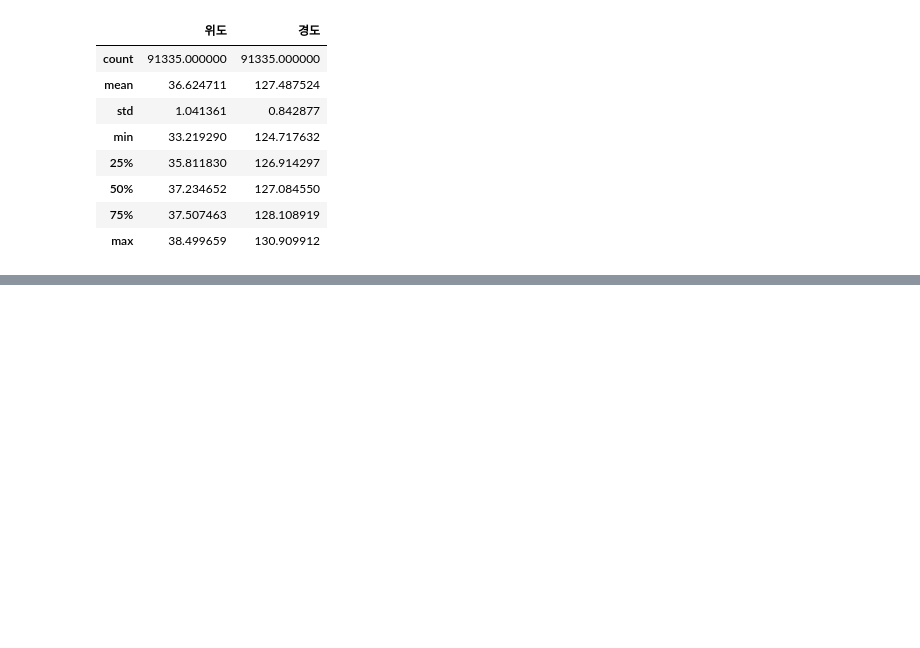
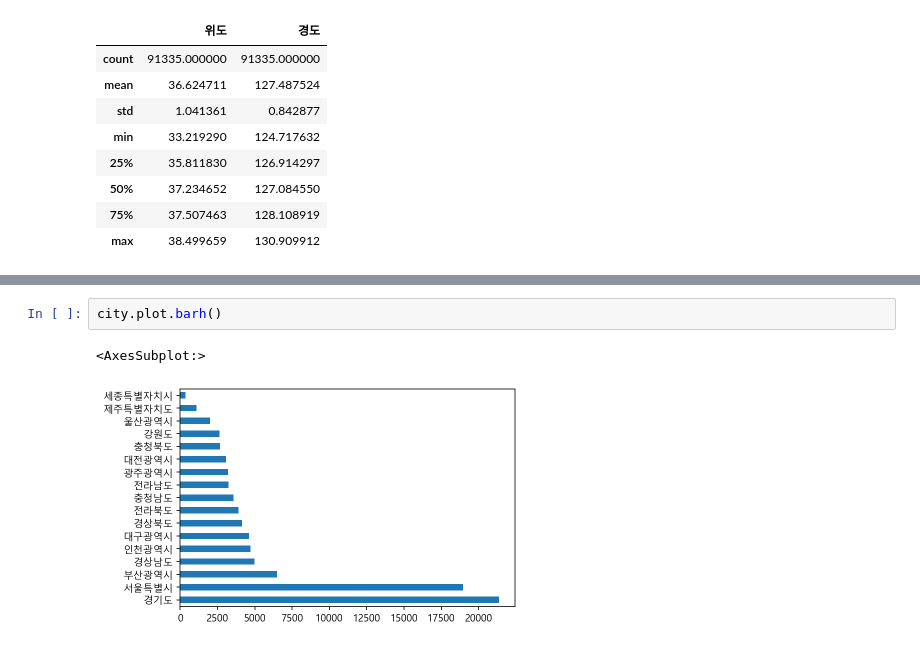
Before and after one commit to elevenfofiv/TodayCode, a Jupyter notebook: hospital_analysis.ipynb, the cells around one changed output, grey strips where cells are left out. Cells and saved outputs as stored; diff of their text form; blank space fills up the shorter version.

```diff
--- a/hospital_analysis.ipynb
+++ b/hospital_analysis.ipynb
@@ -292,0 +350,5 @@ df.describe(include="object")
+# %%
+city.plot.barh()
+# %% [output]
+<AxesSubplot:>
+[figure, added]
```
Also changed, not shown: parts of 58 cells of this notebook.
